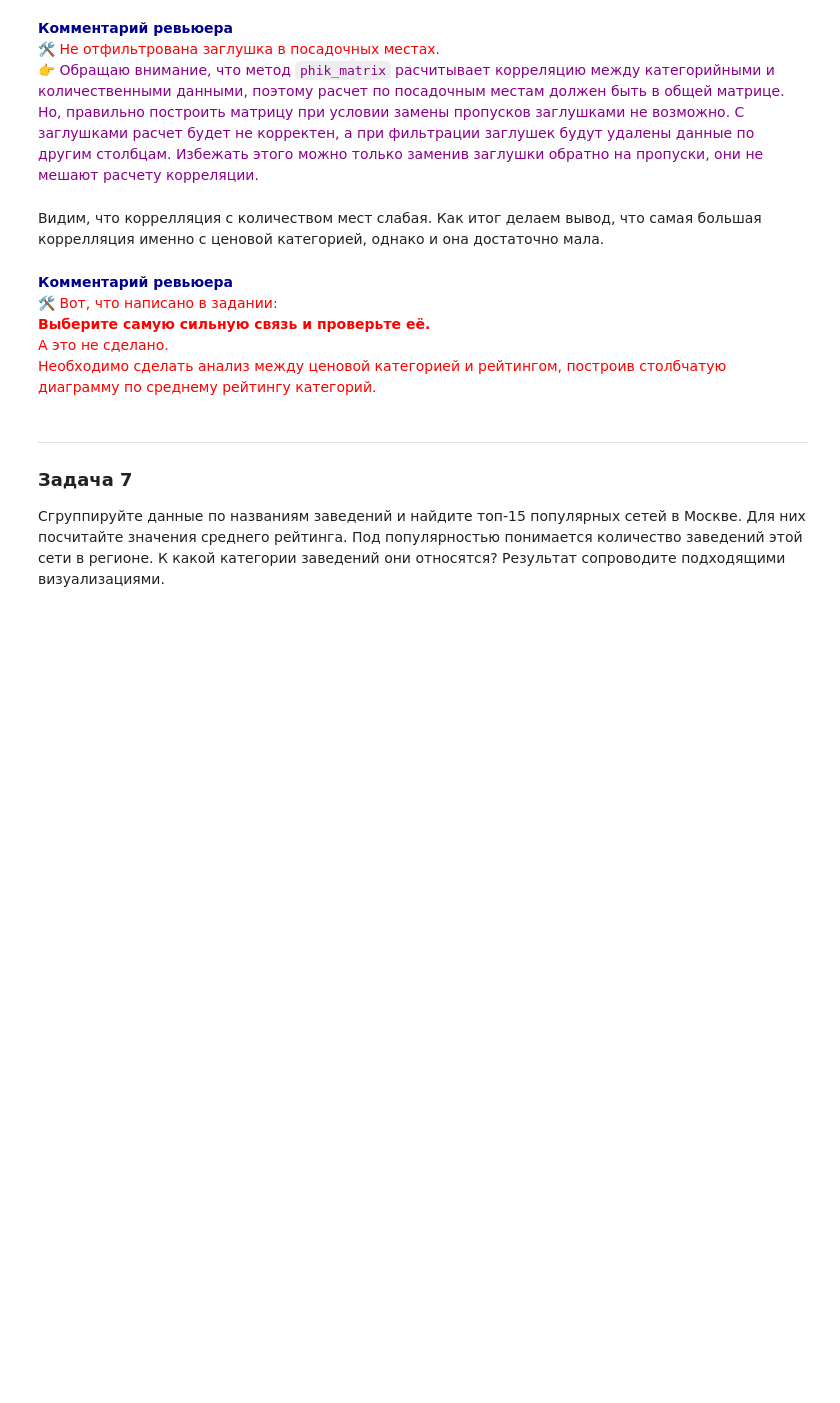
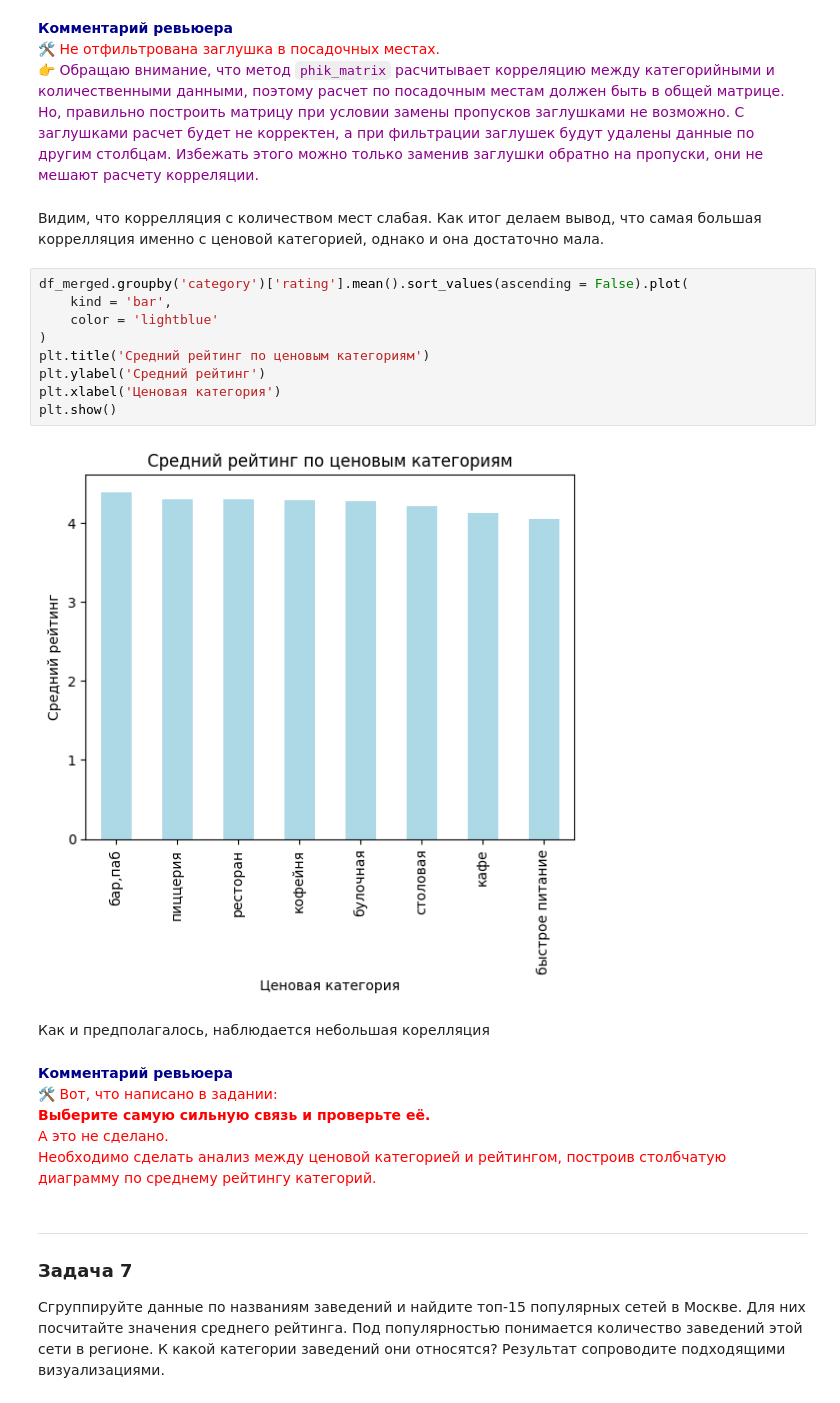
Before and after one commit to PsychoCoderrr/YPracticumProjects, a Jupyter notebook: VizPythonProjectVer2.ipynb, the cells around one changed output. Cells and saved outputs as stored; diff of their text form; blank space fills up the shorter version.

```diff
--- a/VizPythonProjectVer2.ipynb
+++ b/VizPythonProjectVer2.ipynb
@@ -818,6 +818,19 @@ np.float64(0.0273854667439023)
 # %% [markdown]
 Видим, что коррелляция с количеством мест слабая.
 Как итог делаем вывод, что самая большая коррелляция именно с ценовой категорией, однако и она достаточно мала.
+# %%
+df_merged.groupby('category')['rating'].mean().sort_values(ascending = False).plot(
+    kind = 'bar',
+    color = 'lightblue'
+)
+plt.title('Средний рейтинг по ценовым категориям')
+plt.ylabel('Средний рейтинг')
+plt.xlabel('Ценовая категория')
+plt.show()
+# %% [output]
+[figure, added]
+# %% [markdown]
+Как и предполагалось, наблюдается небольшая корелляция
 # %% [markdown]
 <font color='DarkBlue'><b>Комментарий ревьюера</b></font><br>
 <font color='Red'>🛠 Вот, что написано в задании: <br><b>Выберите самую сильную связь и проверьте её.</b> <br>А это не сделано.<br>Необходимо сделать анализ между ценовой категорией и рейтингом, построив столбчатую диаграмму по среднему рейтингу категорий.</font>
```
Also changed, not shown: parts of 4 cells of this notebook.
